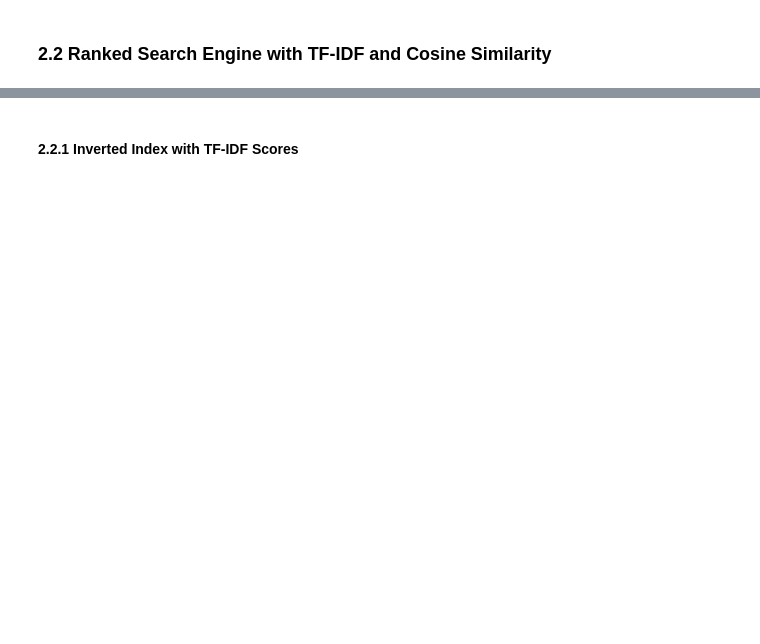
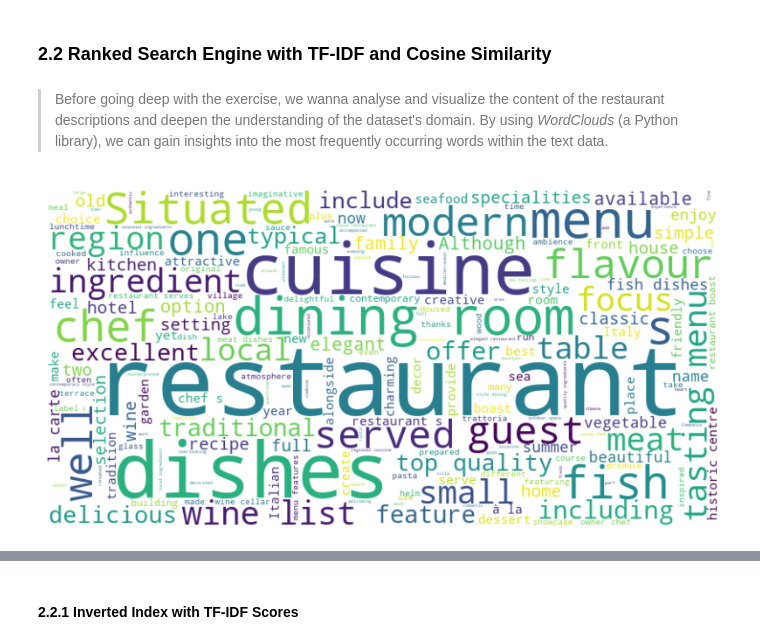
Before and after one commit to zimmy11/ADM-HW3, a Jupyter notebook: main.ipynb, the cells around one changed output, grey strips where cells are left out. Cells and saved outputs as stored; diff of their text form; code cells hidden in the pictures; blank space fills up the shorter version.

```diff
--- a/main.ipynb
+++ b/main.ipynb
@@ -551,2 +546,21 @@ print(results)
 # %% [markdown]
 ### **2.2 Ranked Search Engine with TF-IDF and Cosine Similarity**
+# %% [markdown]
+> Before going deep with the exercise, we wanna analyse and visualize the content of the restaurant descriptions and deepen the understanding of the dataset's domain. By using *WordClouds* (a Python library), we can gain insights into the most frequently occurring words within the text data.
+# %%
+from wordcloud import WordCloud
+import matplotlib.pyplot as plt
+
+# We create a umique string summarizing all the restaurants descriptions
+text = " ".join(description for description in df['description'].dropna())
+
+# Create the WordCloud
+wordcloud = WordCloud(width=800, height=400, background_color='white', colormap='viridis').generate(text)
+
+# Show WordCLoud
+plt.figure(figsize=(10, 5))
+plt.imshow(wordcloud, interpolation='bilinear')
+plt.axis('off')
+plt.show();
+# %% [output]
+[figure, added]
```
Also changed, not shown: parts of 32 cells of this notebook, 9 other files.
